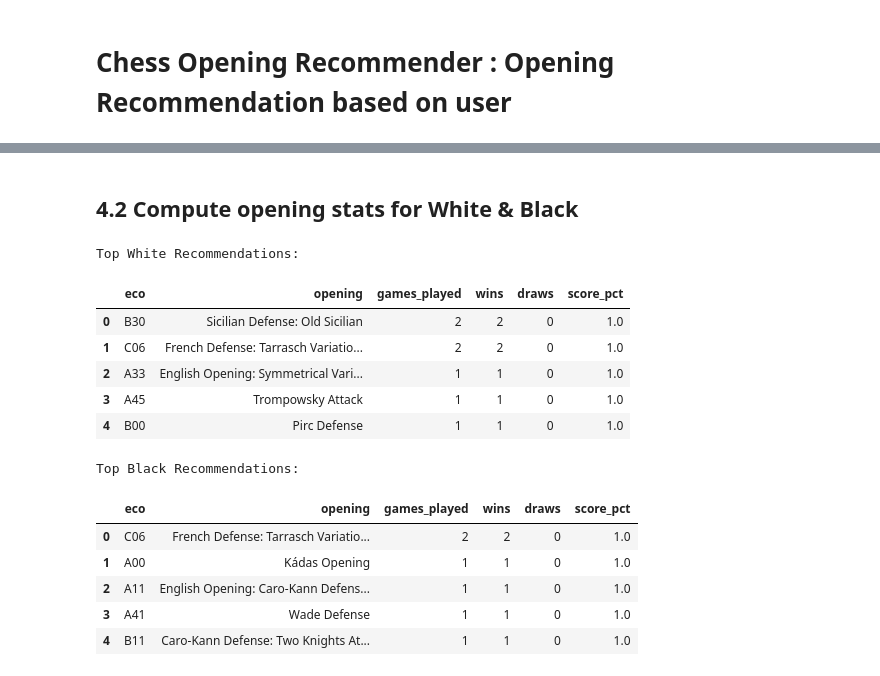
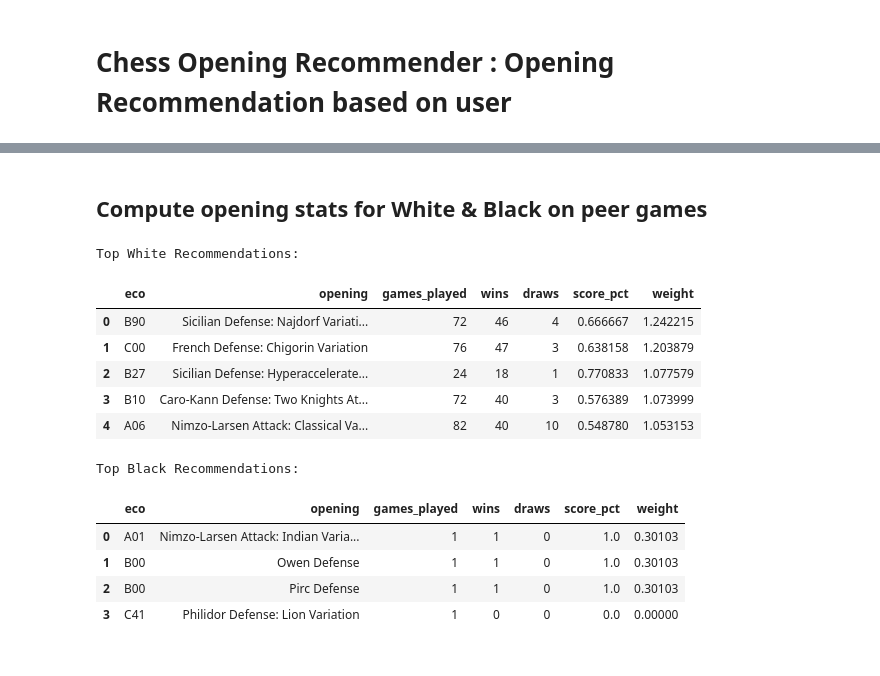
Before and after one commit to nickmvega/chess-opening-recommender, a Jupyter notebook: notebooks/opening_recommendation.ipynb, the cells around one changed output, grey strips where cells are left out. Cells and saved outputs as stored; diff of their text form; code cells hidden in the pictures.

Commit message:
Added notebooks, api main.py, and recommender logic (all updates)

```diff
--- a/notebooks/opening_recommendation.ipynb
+++ b/notebooks/opening_recommendation.ipynb
@@ -6,8 +17,9 @@ Use the **Top 5 stylistic peers** to find which openings they play most often—
 # %%
 import pandas as pd
 from pathlib import Path
+import numpy as np
 
-DATA_DIR = Path("/Users/nicholasvega/Downloads/chess-opening-recommender/src/data")
+DATA_DIR = Path("/Users/nicholasvega/Downloads/chess-opening-recommender/data")
 ELITE_PARQUET = DATA_DIR / "lichess_elite_2025-05.parquet"
 # %%
 elite_df = pd.read_parquet(ELITE_PARQUET)
@@ -47,0 +56,12 @@ def get_peer_games(elite_df: pd.DataFrame, peer_list: list[str]) -> pd.DataFrame
+# %%
+top_peers = pd.DataFrame({
+    "player": ['b31b6Consultant', 'fsalguero', 'Sakh_chess_2', 'AAlmeidaTX', 'Recobachess']
+})
+# %%
+peer_list = top_peers["player"].tolist()
+time_control = None
+min_games   = 5
+top_n       = 3
+
+peer_games = get_peer_games(elite_df, peer_list)
+peer_games
@@ -69,3 +99,3 @@ peer_games
 # %% [markdown]
-## 4.2 Compute opening stats for White & Black
+## Compute opening stats for White & Black on peer games
 # %%
@@ -112,32 +135,27 @@ def compute_opening_stats(games_df: pd.DataFrame, color: str = 'white', min_game
 # %%
-peer_list = top_peers['player'].tolist()
+white_peer_games = peer_games[peer_games['white'].isin(peer_list)]
+white_stats = compute_opening_stats(white_peer_games, peer_list, min_games=1)
 
-# Only games where the peer was White
-white_peer_games = peer_games[peer_games['white'].isin(peer_list)]
-white_stats = compute_opening_stats(white_peer_games, min_games=1)  # start with min_games=1 to see anything
-
-# Only games where the peer was Black
 black_peer_games = peer_games[peer_games['black'].isin(peer_list)]
-black_stats = compute_opening_stats(black_peer_games, min_games=1)
+black_stats = compute_opening_stats(black_peer_games, peer_list, min_games=1)
 
 print("Top White Recommendations:")
 display(white_stats.head(5))
 
 print("Top Black Recommendations:")
 display(black_stats.head(5))
 # %% [output]
 Top White Recommendations:
-|  | eco | opening | games_played | wins | draws | score_pct |
-| 0 | B30 | Sicilian Defense: Old Sicilian | 2 | 2 | 0 | 1.0 |
-| 1 | C06 | French Defense: Tarrasch Variatio... | 2 | 2 | 0 | 1.0 |
-| 2 | A33 | English Opening: Symmetrical Vari... | 1 | 1 | 0 | 1.0 |
-| 3 | A45 | Trompowsky Attack | 1 | 1 | 0 | 1.0 |
-| 4 | B00 | Pirc Defense | 1 | 1 | 0 | 1.0 |
+|  | eco | opening | games_played | wins | draws | score_pct | weight |
+| 0 | B90 | Sicilian Defense: Najdorf Variati... | 72 | 46 | 4 | 0.666667 | 1.242215 |
+| 1 | C00 | French Defense: Chigorin Variation | 76 | 47 | 3 | 0.638158 | 1.203879 |
+| 2 | B27 | Sicilian Defense: Hyperaccelerate... | 24 | 18 | 1 | 0.770833 | 1.077579 |
+| 3 | B10 | Caro-Kann Defense: Two Knights At... | 72 | 40 | 3 | 0.576389 | 1.073999 |
+| 4 | A06 | Nimzo-Larsen Attack: Classical Va... | 82 | 40 | 10 | 0.548780 | 1.053153 |
 Top Black Recommendations:
-|  | eco | opening | games_played | wins | draws | score_pct |
-| 0 | C06 | French Defense: Tarrasch Variatio... | 2 | 2 | 0 | 1.0 |
-| 1 | A00 | Kádas Opening | 1 | 1 | 0 | 1.0 |
-| 2 | A11 | English Opening: Caro-Kann Defens... | 1 | 1 | 0 | 1.0 |
-| 3 | A41 | Wade Defense | 1 | 1 | 0 | 1.0 |
-| 4 | B11 | Caro-Kann Defense: Two Knights At... | 1 | 1 | 0 | 1.0 |
+|  | eco | opening | games_played | wins | draws | score_pct | weight |
+| 0 | A01 | Nimzo-Larsen Attack: Indian Varia... | 1 | 1 | 0 | 1.0 | 0.30103 |
+| 1 | B00 | Owen Defense | 1 | 1 | 0 | 1.0 | 0.30103 |
+| 2 | B00 | Pirc Defense | 1 | 1 | 0 | 1.0 | 0.30103 |
+| 3 | C41 | Philidor Defense: Lion Variation | 1 | 0 | 0 | 0.0 | 0.00000 |
 # %%
```
Also changed, not shown: parts of 15 cells of this notebook, 8 other files.
